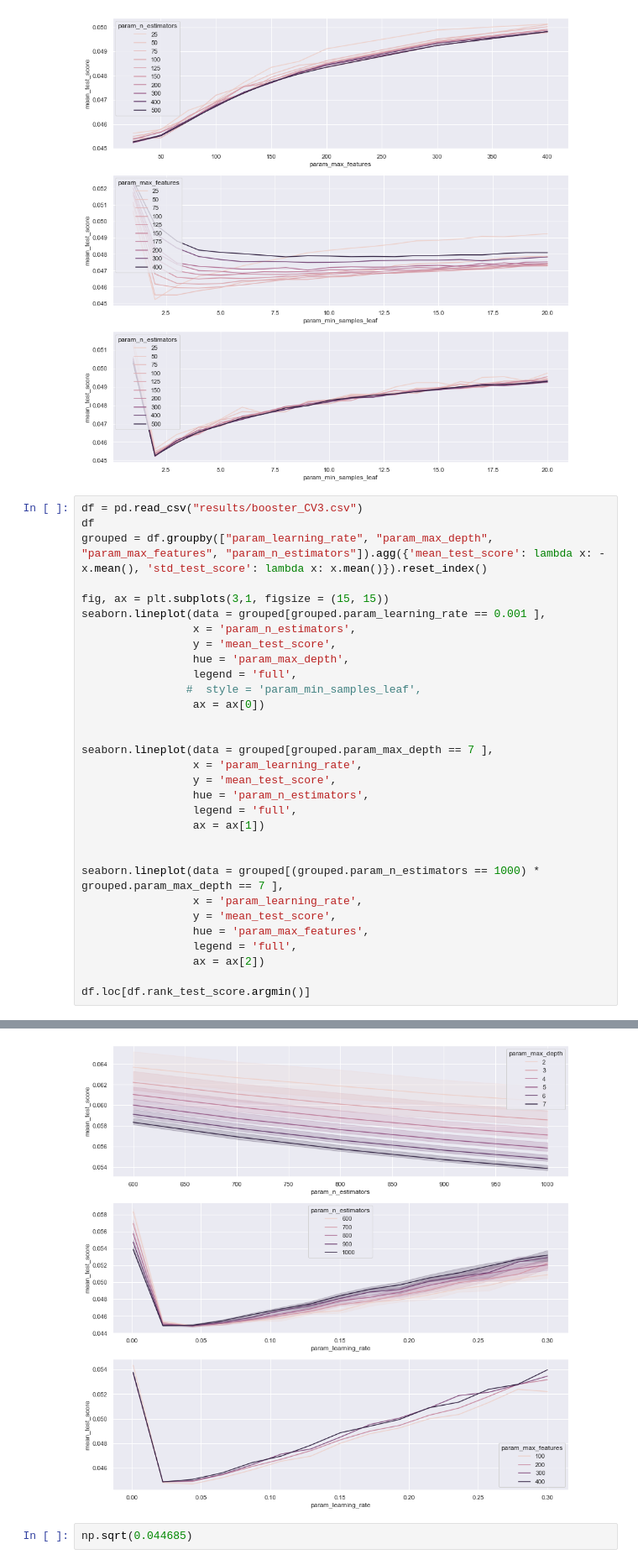
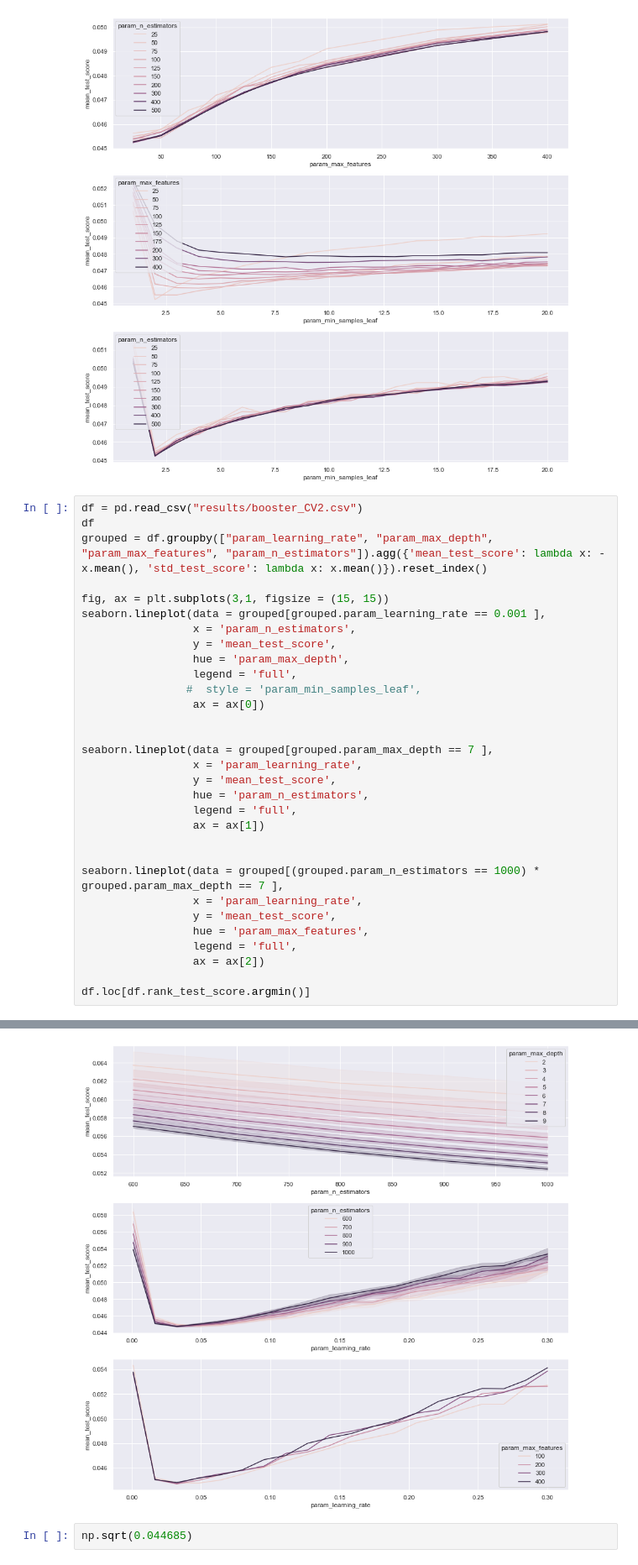
Before and after one commit to MatildeDP/ComputationalDataAnalysisProject, a Jupyter notebook: RandomForest.ipynb, the cells around one changed output, grey strips where cells are left out. Shown at 84% size. Drawn from its saved outputs; the diff is of its cells as text.

```diff
--- a/RandomForest.ipynb
+++ b/RandomForest.ipynb
@@ -60,7 +60,7 @@ rank_test_score                                                           1
 Name: 17, dtype: object
 [figure]
 # %%
-df = pd.read_csv("results/booster_CV3.csv")
+df = pd.read_csv("results/booster_CV2.csv")
 df
 grouped = df.groupby(["param_learning_rate", "param_max_depth", "param_max_features", "param_n_estimators"]).agg({'mean_test_score': lambda x: -x.mean(), 'std_test_score': lambda x: x.mean()}).reset_index()
 
@@ -113,4 +113,4 @@ Name: 341, dtype: object
-[figure, old version]
+[figure, new version]
 # %%
 np.sqrt(0.044685)
 # %% [output]
```
Also changed, not shown: parts of 11 cells of this notebook, 3 other files.
